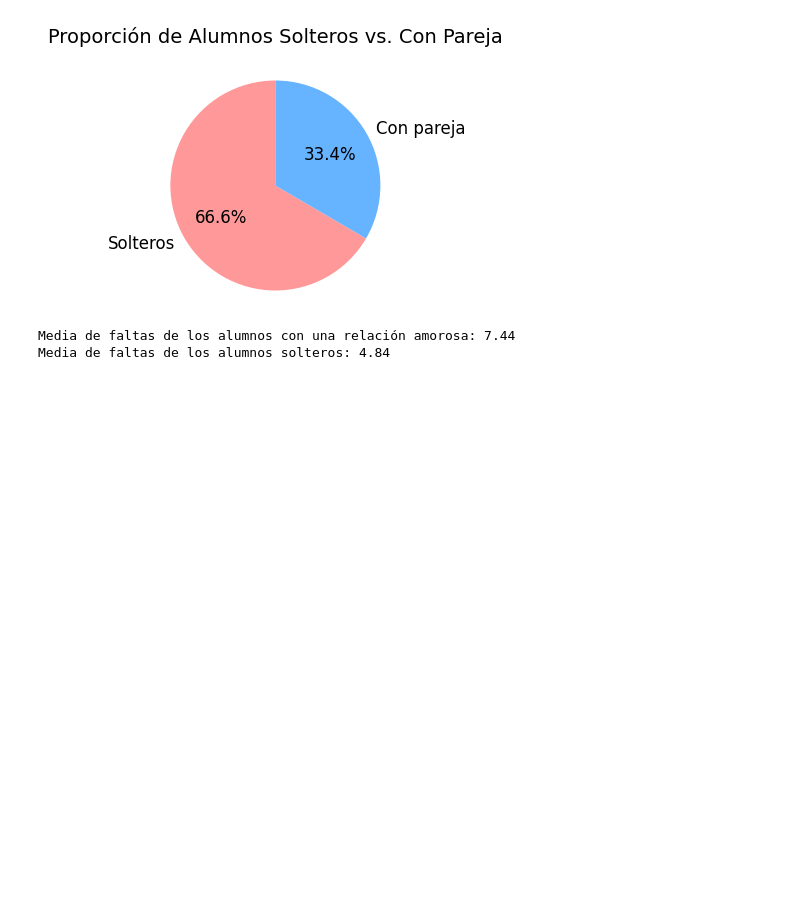
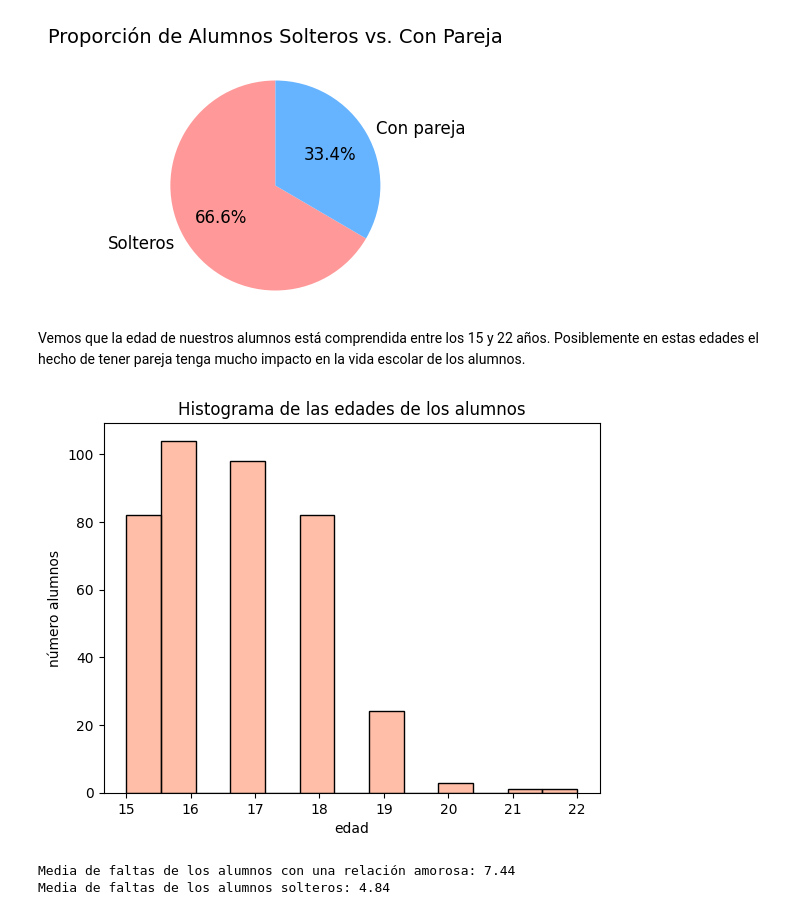
Before and after one commit to antoniolandin/students, a Jupyter notebook: main.ipynb, the cells around one changed output. Cells and saved outputs as stored; diff of their text form; code cells hidden in the pictures; blank space fills up the shorter version.

```diff
--- a/main.ipynb
+++ b/main.ipynb
@@ -129,6 +129,16 @@ plt.axis('equal')  # Para que el círculo sea perfecto
 plt.show()
 # %% [output]
 [figure]
+# %% [markdown]
+Vemos que la edad de nuestros alumnos está comprendida entre los 15 y 22 años. Posiblemente en estas edades el hecho de tener pareja tenga mucho impacto en la vida escolar de los alumnos.
+# %%
+sns.histplot(df.age, color='coral', alpha=0.5)
+plt.title("Histograma de las edades de los alumnos")
+plt.xlabel("edad")
+plt.ylabel("número alumnos")
+plt.show()
+# %% [output]
+[figure, added]
 # %%
 absences_romantic = df.loc[df.romantic == 'yes', 'absences']
 absences_no_romantic = df.loc[df.romantic == 'no', 'absences']
```
Also changed, not shown: parts of 5 cells of this notebook, 7 other files.
